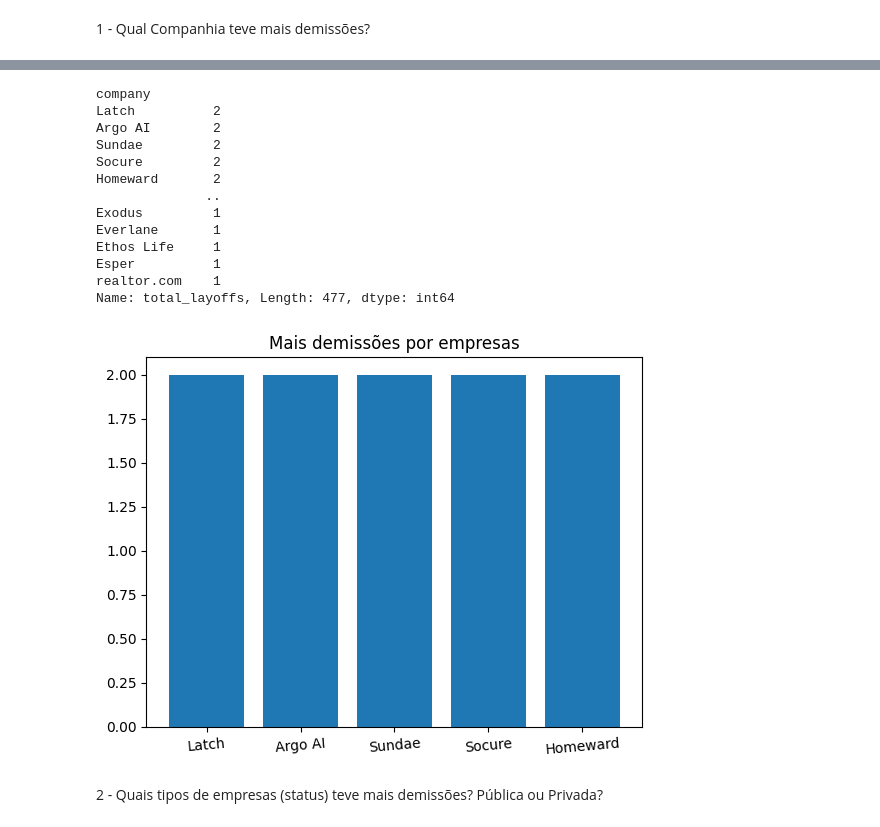
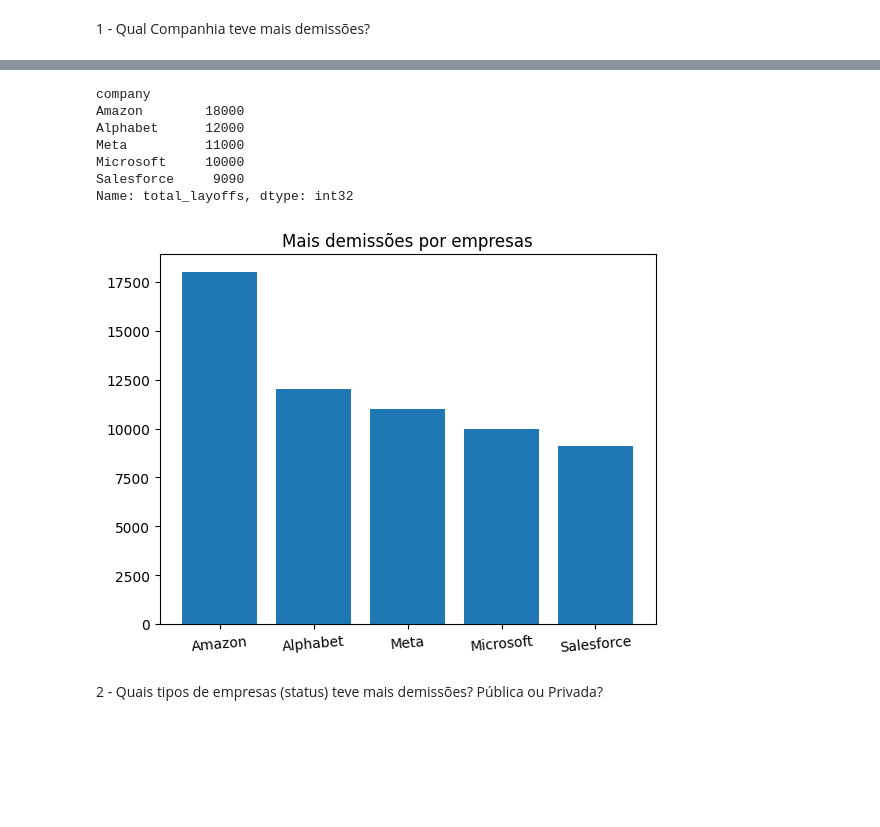
Before and after one commit to jonataspedro01/analise_dados_demissoes_tec, a Jupyter notebook: dados_demissoes_tec22-23.ipynb, the cells around one changed output, grey strips where cells are left out. Saved outputs shown, nothing was run; the diff lists cells and outputs as text; code cells hidden in the pictures; blank space fills up the shorter version.

```diff
--- a/dados_demissoes_tec22-23.ipynb
+++ b/dados_demissoes_tec22-23.ipynb
@@ -60,0 +94,8 @@ Name: additional_notes, Length: 489, dtype: object
+# %%
+planilha['total_layoffs'] = planilha['total_layoffs'].str.replace('Unclear','0',regex=False)
+# %%
+planilha['impacted_workforce_percentage'] = planilha['impacted_workforce_percentage'].str.replace('Unclear','0',regex=False)
+# %%
+planilha.loc[planilha.additional_notes.isnull(),'additional_notes'] = 'Sem comentários'
+# %%
+planilha['total_layoffs'] = planilha['total_layoffs'].astype('int')
@@ -106,28 +126,22 @@ Name: total_layoffs, Length: 477, dtype: int64
 # %%
-planilha.groupby('company').count().total_layoffs.sort_values(ascending=False)
+planilha.groupby('company').sum(numeric_only=True).total_layoffs.sort_values(ascending=False).head(5)
 # %% [output]
 company
-Latch          2
-Argo AI        2
-Sundae         2
-Socure         2
-Homeward       2
-              ..
-Exodus         1
-Everlane       1
-Ethos Life     1
-Esper          1
-realtor.com    1
-Name: total_layoffs, Length: 477, dtype: int64
+Amazon        18000
+Alphabet      12000
+Meta          11000
+Microsoft     10000
+Salesforce     9090
+Name: total_layoffs, dtype: int32
 # %%
-demitidos = planilha.groupby('company').count().total_layoffs.sort_values(ascending=False).head(5)
+demitidos = planilha.groupby('company').sum(numeric_only=True).total_layoffs.sort_values(ascending=False).head(5)
 
 plt.bar(demitidos.index, demitidos.values)
 plt.title('Mais demissões por empresas')
 plt.xticks(rotation=5)
 plt.show()
 # %% [output]
-[figure, old version]
+[figure, new version]
 # %% [markdown]
 2 - Quais tipos de empresas (status) teve mais demissões? Pública ou Privada?
 # %%
```
Also changed, not shown: parts of 11 cells of this notebook.
